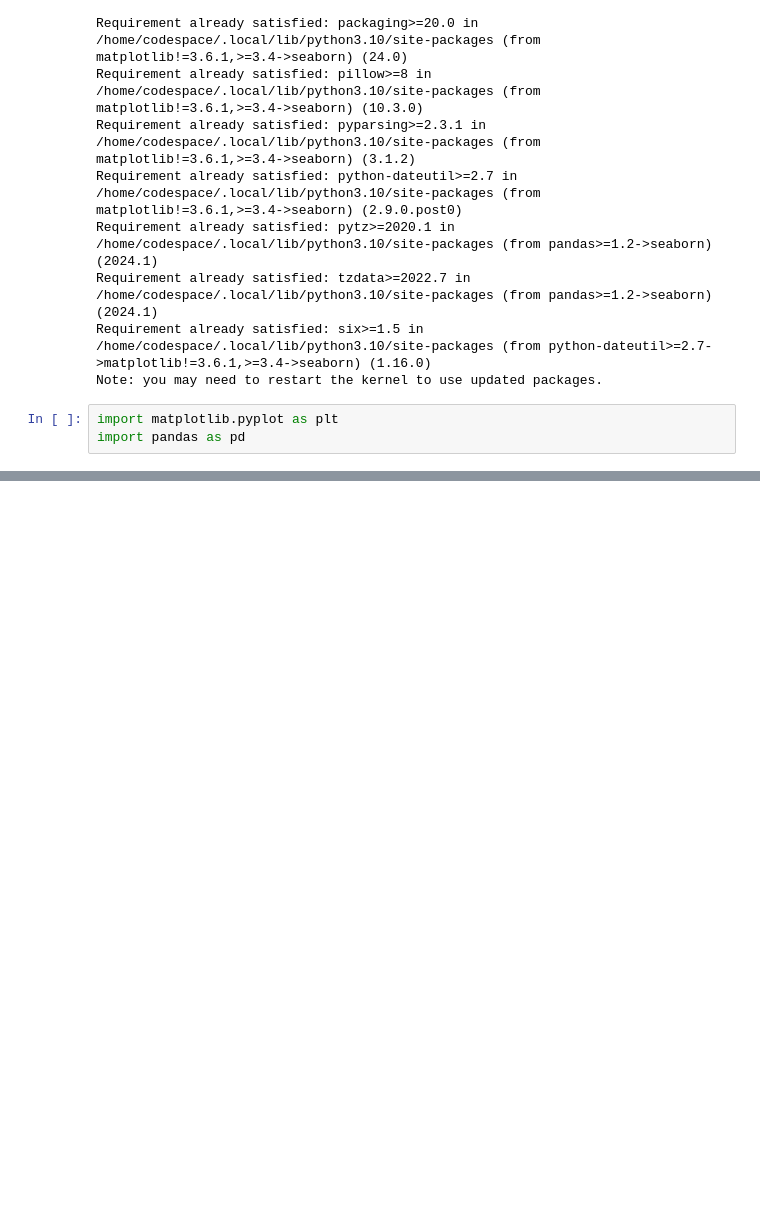
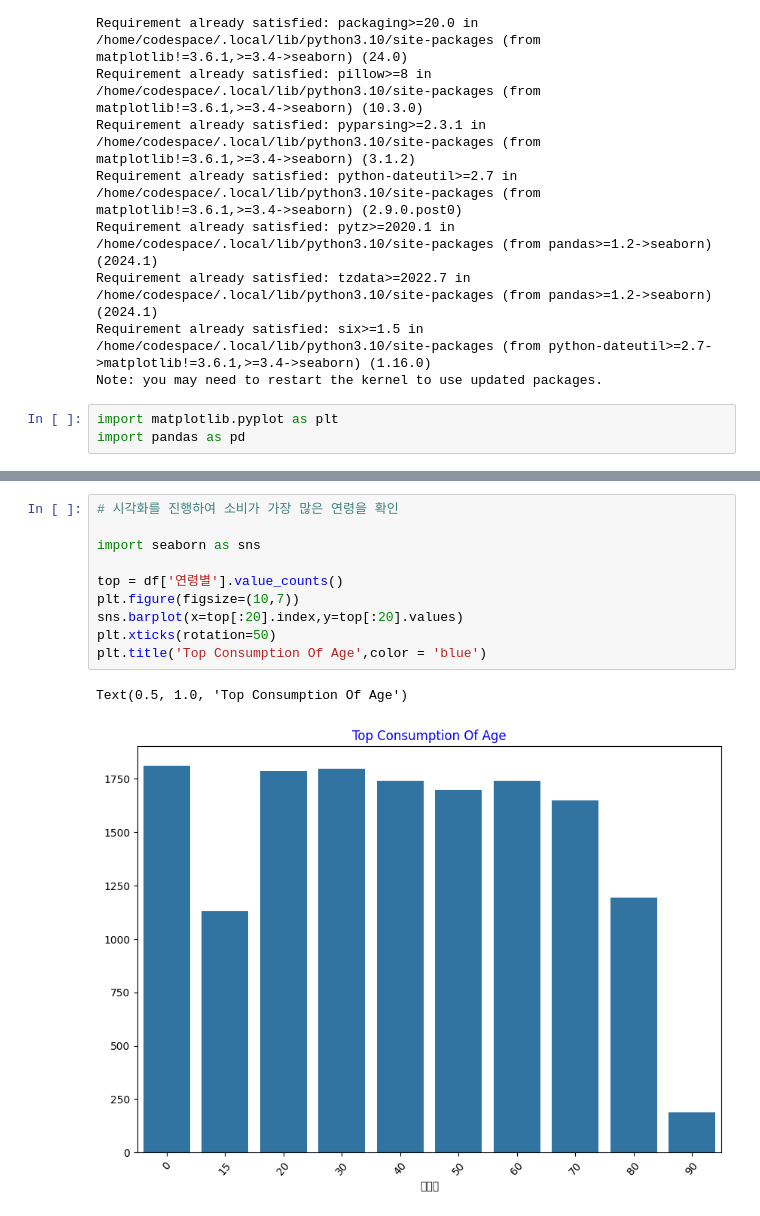
Before and after one commit to Konkuk-Univ-Glocal-Campus/ml202401-midterm-LeeEulHo, a Jupyter notebook: clustering_202121859.ipynb, the cells around one changed output, grey strips where cells are left out. Drawn from its saved outputs; the diff is of its cells as text; blank space fills up the shorter version.

```diff
--- a/clustering_202121859.ipynb
+++ b/clustering_202121859.ipynb
@@ -85,0 +158,13 @@ df.head()
+# %%
+# 시각화를 진행하여 소비가 가장 많은 연령을 확인
+
+import seaborn as sns
+
+top = df['연령별'].value_counts()
+plt.figure(figsize=(10,7))
+sns.barplot(x=top[:20].index,y=top[:20].values)
+plt.xticks(rotation=50)
+plt.title('Top Consumption Of Age',color = 'blue')
+# %% [output]
+Text(0.5, 1.0, 'Top Consumption Of Age')
+[figure, added]
```
Also changed, not shown: parts of 5 cells of this notebook.
